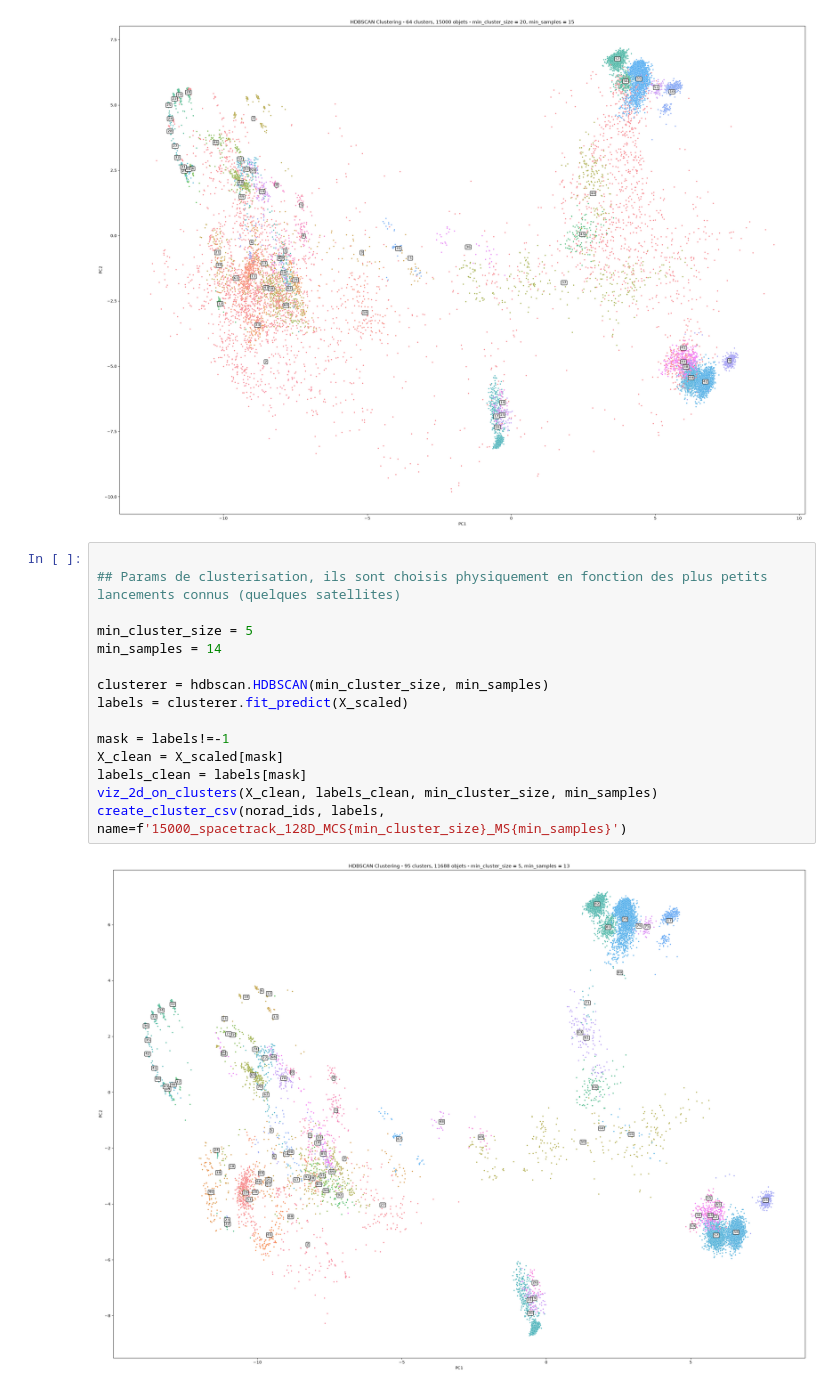
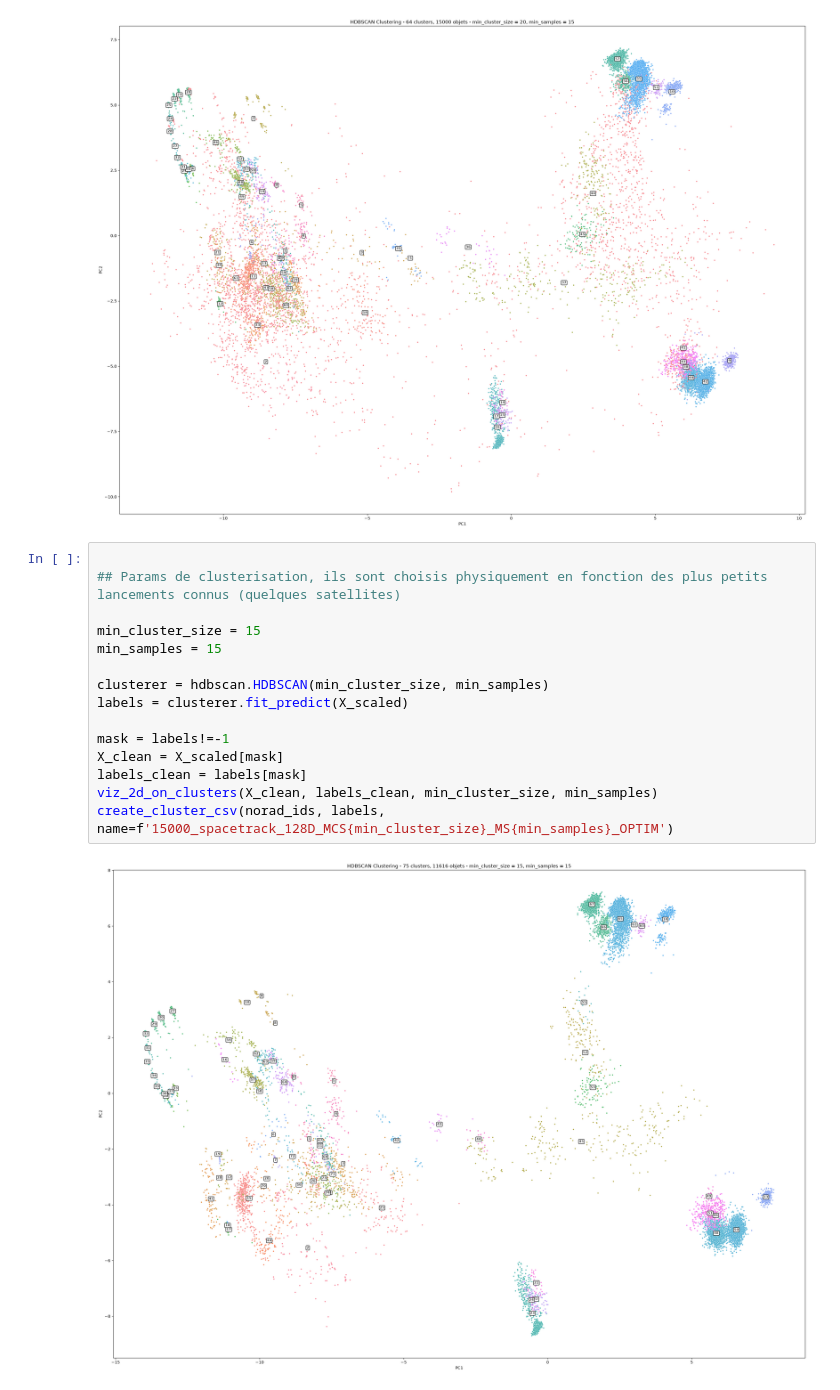
Before and after one commit to etiennechevrolat/ssa-analysis, a Jupyter notebook: src/viz/clustering_leo.ipynb, the cells around one changed output. Saved outputs shown, nothing was run; the diff lists cells and outputs as text.

```diff
--- a/src/viz/clustering_leo.ipynb
+++ b/src/viz/clustering_leo.ipynb
@@ -321,20 +321,20 @@ viz_2d_on_clusters(X_scaled, labels)
 # %%
 
 ## Params de clusterisation, ils sont choisis physiquement en fonction des plus petits lancements connus (quelques satellites)
 
-min_cluster_size = 5
-min_samples = 14
+min_cluster_size = 15
+min_samples = 15
 
 clusterer = hdbscan.HDBSCAN(min_cluster_size, min_samples)
 labels = clusterer.fit_predict(X_scaled)
 
 mask = labels!=-1
 X_clean = X_scaled[mask]
 labels_clean = labels[mask]
 viz_2d_on_clusters(X_clean, labels_clean, min_cluster_size, min_samples)
-create_cluster_csv(norad_ids, labels, name=f'15000_spacetrack_128D_MCS{min_cluster_size}_MS{min_samples}')
+create_cluster_csv(norad_ids, labels, name=f'15000_spacetrack_128D_MCS{min_cluster_size}_MS{min_samples}_OPTIM')
 # %% [output]
-[figure, old version]
+[figure, new version]
 # %% [markdown]
 ## Analyse de l'augmentation de la dimension d'embedding
 
```
Also changed, not shown: parts of 1 cell of this notebook, 1 other file.
